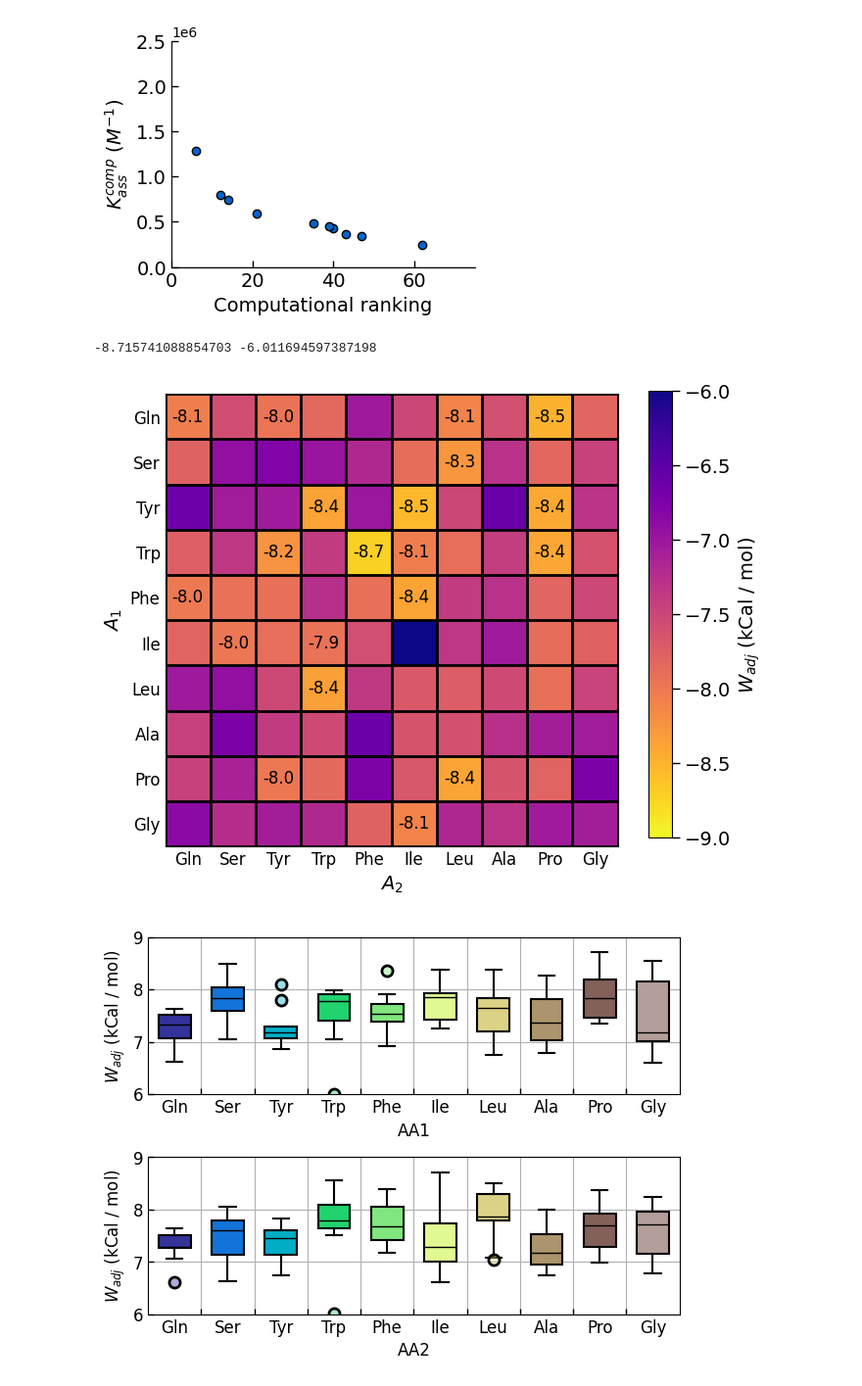
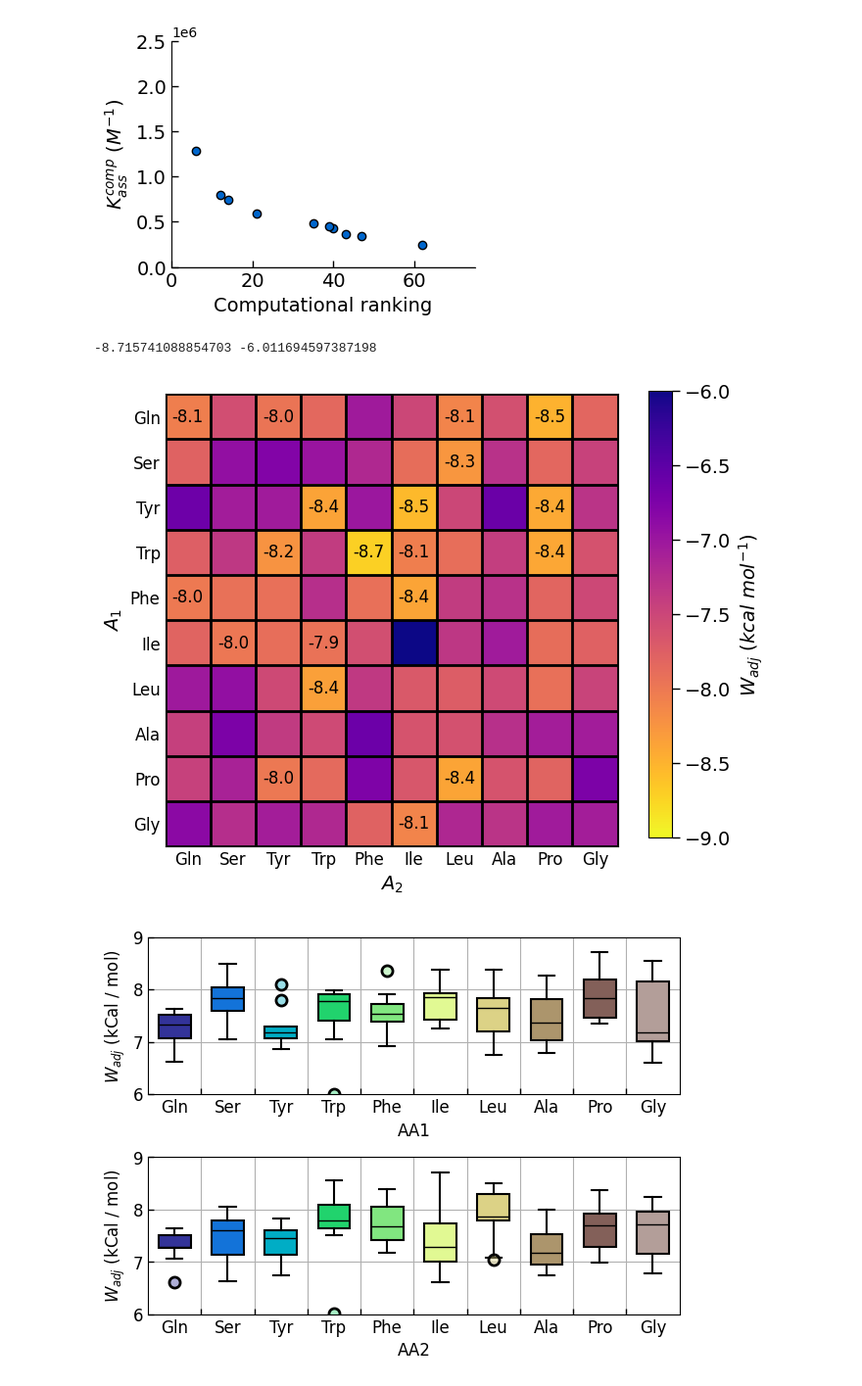
Before and after one commit to cebasfu93/NanoScreener, a Jupyter notebook: md_analysis.ipynb, the cells around one changed output. Shown: that part at 98% size. Drawn from its saved outputs; the diff is of its cells as text; code cells hidden in the pictures.

```diff
--- a/md_analysis.ipynb
+++ b/md_analysis.ipynb
@@ -488,35 +488,35 @@ print(np.min(heat_matrix), np.max(heat_matrix))
 fig, ax = plt.subplots(figsize=(6, 6))
 cax = ax.imshow(heat_matrix, cmap=cmap, vmin=dg_min, vmax=dg_max)
 ax.set_xticks(np.linspace(0, len(AA_ordered) - 1, len(AA_ordered)))
 ax.set_xticks(np.linspace(-0.5, len(AA_ordered) - 0.5, len(AA_ordered) + 1), minor=True)
 ax.set_xticklabels(AA_ordered)
 ax.set_yticks(np.linspace(0, len(AA_ordered) - 1, len(AA_ordered)))
 ax.set_yticks(np.linspace(-0.5, len(AA_ordered) - 0.5, len(AA_ordered) + 1), minor=True)
 ax.set_yticklabels(AA_ordered)
 ax.tick_params(labelsize=FONTSIZE, size=0, width=1.6, direction="in", which="both")
 ax.set_ylabel(r"$A_1$", fontsize=FONTSIZE + 2)
 ax.set_xlabel(r"$A_2$", fontsize=FONTSIZE + 2)
 ax.xaxis.grid(which='minor', lw=2, c='k')
 ax.yaxis.grid(which='minor', lw=2, c='k')
 
 for i, aa1 in enumerate(AA_ordered):
     for j, aa2 in enumerate(AA_ordered):
         dg = heat_matrix[i, j]
         if dg <= dg_thresh:
             ax.text(j, i, f"{dg:.1f}", color='k', ha='center', va='center', fontsize=FONTSIZE)
 
 a = plt.axes([0.95, 0.125, 0.04, 0.76])
 cbar = fig.colorbar(cax, ax=a, cax=a)#, ticks=[30, 32, 34, 36, 38])
 cbar.ax.tick_params(labelsize=FONTSIZE + 2, size=6, width=1., direction="out")
-cbar.ax.set_ylabel(r"$W_{adj}$ (kCal / mol)", fontsize=FONTSIZE + 2)
+cbar.ax.set_ylabel(r"$W_{adj}$ ($kcal$ $mol^{-1}$)", fontsize=FONTSIZE + 2)
 cbar.ax.set_ylim(dg_min, dg_max)
 plt.savefig("heat_map.png", format="png", dpi=300, bbox_inches="tight")
 plt.savefig("heat_map.svg", format="svg", dpi=300, bbox_inches="tight")
 plt.show()
 plt.close()
 # %% [output]
 -8.715741088854703 -6.011694597387198
-[figure, old version]
+[figure, new version]
 # %%
 from matplotlib import cm
 FONTSIZE=12
```
Also changed, not shown: parts of 3 cells of this notebook.
